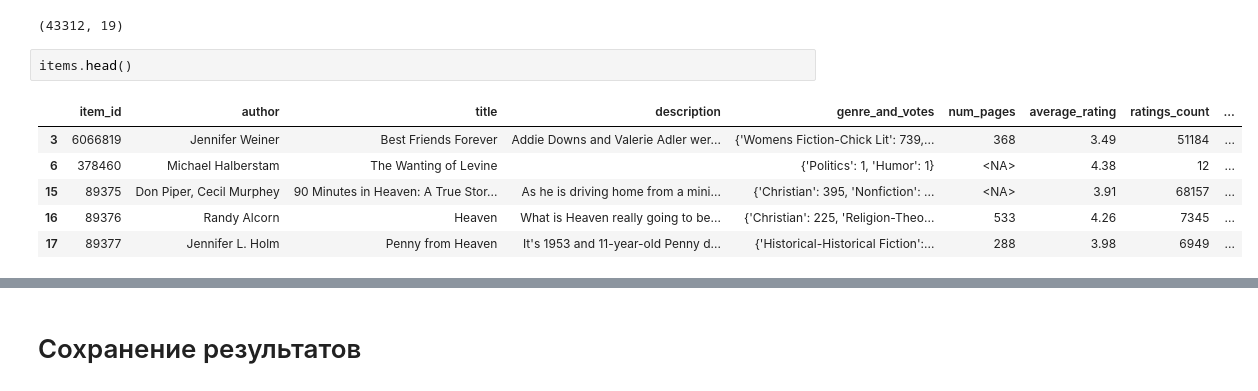
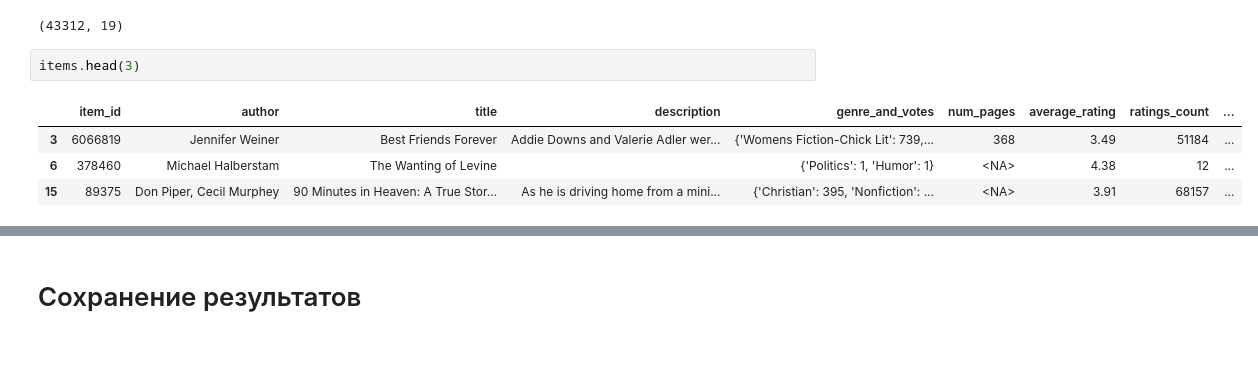
Before and after one commit to bos1988/practicum_mle_4_recsys, a Jupyter notebook: preprocessing.ipynb, the cells around one changed output, grey strips where cells are left out. Cells and saved outputs as stored; diff of their text form; blank space fills up the shorter version.

```diff
--- a/preprocessing.ipynb
+++ b/preprocessing.ipynb
@@ -462,14 +477,12 @@ items.shape
 # %% [output]
 (43312, 19)
 # %%
-items.head()
+items.head(3)
 # %% [output]
 |  | item_id | author | title | description | genre_and_votes | num_pages | average_rating | ratings_count | ... |
 | 3 | 6066819 | Jennifer Weiner | Best Friends Forever | Addie Downs and Valerie Adler wer... | {'Womens Fiction-Chick Lit': 739,... | 368 | 3.49 | 51184 | ... |
 | 6 | 378460 | Michael Halberstam | The Wanting of Levine |  | {'Politics': 1, 'Humor': 1} | <NA> | 4.38 | 12 | ... |
 | 15 | 89375 | Don Piper, Cecil Murphey | 90 Minutes in Heaven: A True Stor... | As he is driving home from a mini... | {'Christian': 395, 'Nonfiction': ... | <NA> | 3.91 | 68157 | ... |
-| 16 | 89376 | Randy Alcorn | Heaven | What is Heaven really going to be... | {'Christian': 225, 'Religion-Theo... | 533 | 4.26 | 7345 | ... |
-| 17 | 89377 | Jennifer L. Holm | Penny from Heaven | It's 1953 and 11-year-old Penny d... | {'Historical-Historical Fiction':... | 288 | 3.98 | 6949 | ... |
 # %%
 events.shape
 # %% [output]
```
Also changed, not shown: parts of 8 cells of this notebook.
